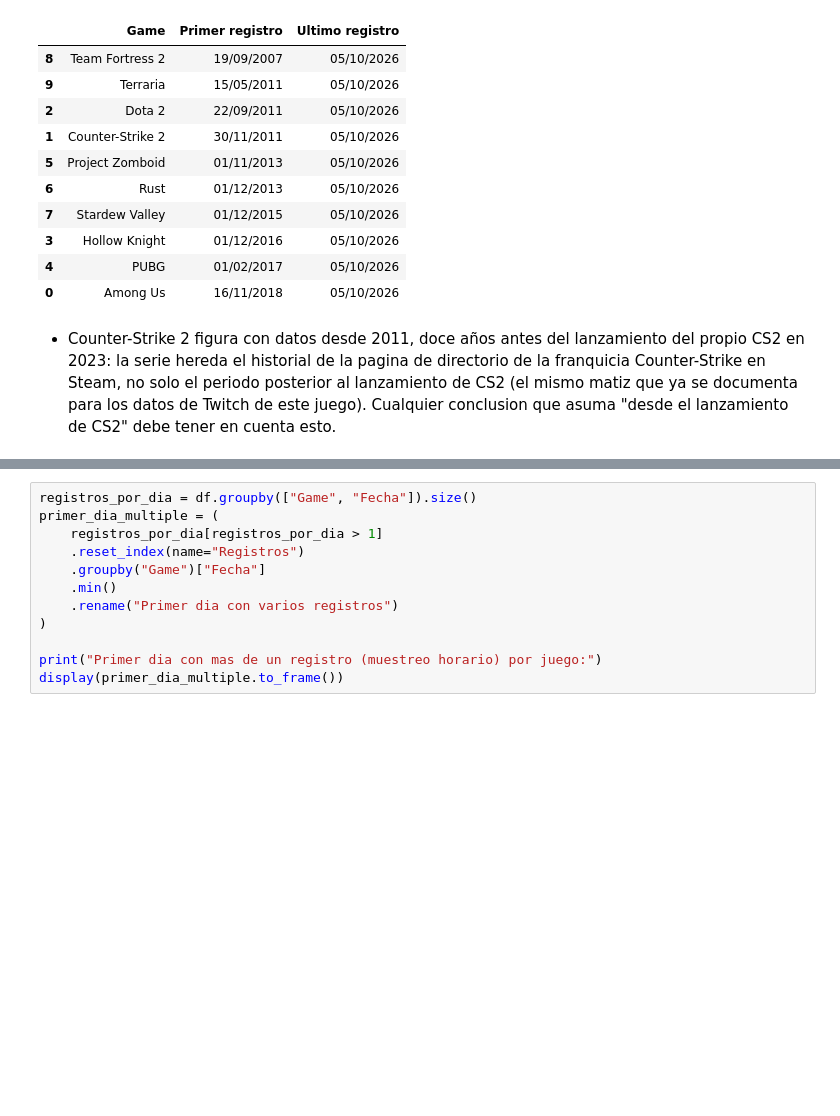
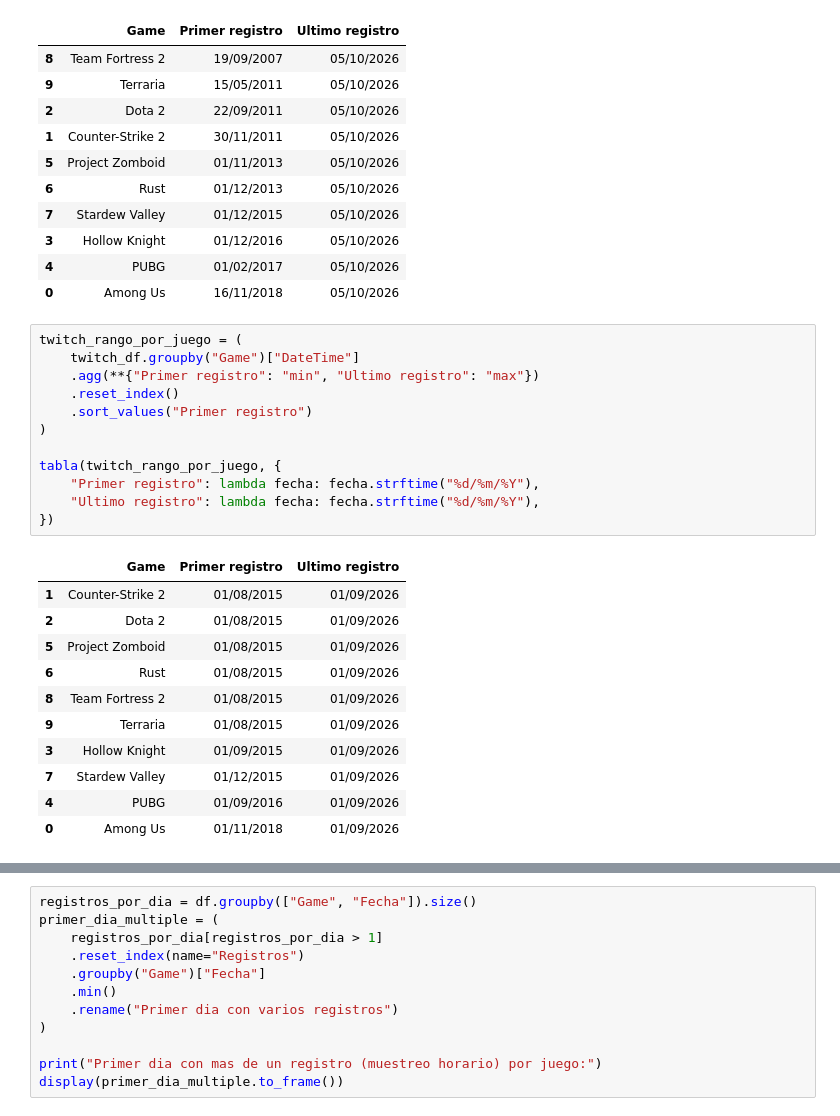
Before and after one commit to ai-somorrostro/Grupo2, a Jupyter notebook: SBD/steam_notebook.ipynb, the cells around one changed output, grey strips where cells are left out. Drawn from its saved outputs; the diff is of its cells as text; blank space fills up the shorter version.

```diff
--- a/SBD/steam_notebook.ipynb
+++ b/SBD/steam_notebook.ipynb
@@ -416,5 +533,27 @@ tabla(rango_por_juego, {
 | 3 | Hollow Knight | 01/12/2016 | 05/10/2026 |
 | 4 | PUBG | 01/02/2017 | 05/10/2026 |
 | 0 | Among Us | 16/11/2018 | 05/10/2026 |
-# %% [markdown]
-- Counter-Strike 2 figura con datos desde 2011, doce años antes del lanzamiento del propio CS2 en 2023: la serie hereda el historial de la pagina de directorio de la franquicia Counter-Strike en Steam, no solo el periodo posterior al lanzamiento de CS2 (el mismo matiz que ya se documenta para los datos de Twitch de este juego). Cualquier conclusion que asuma "desde el lanzamiento de CS2" debe tener en cuenta esto.
+# %%
+twitch_rango_por_juego = (
+    twitch_df.groupby("Game")["DateTime"]
+    .agg(**{"Primer registro": "min", "Ultimo registro": "max"})
+    .reset_index()
+    .sort_values("Primer registro")
+)
+
+tabla(twitch_rango_por_juego, {
+    "Primer registro": lambda fecha: fecha.strftime("%d/%m/%Y"),
+    "Ultimo registro": lambda fecha: fecha.strftime("%d/%m/%Y"),
+})
+# %% [output]
+|  | Game | Primer registro | Ultimo registro |
+| 1 | Counter-Strike 2 | 01/08/2015 | 01/09/2026 |
+| 2 | Dota 2 | 01/08/2015 | 01/09/2026 |
+| 5 | Project Zomboid | 01/08/2015 | 01/09/2026 |
+| 6 | Rust | 01/08/2015 | 01/09/2026 |
+| 8 | Team Fortress 2 | 01/08/2015 | 01/09/2026 |
+| 9 | Terraria | 01/08/2015 | 01/09/2026 |
+| 3 | Hollow Knight | 01/09/2015 | 01/09/2026 |
+| 7 | Stardew Valley | 01/12/2015 | 01/09/2026 |
+| 4 | PUBG | 01/09/2016 | 01/09/2026 |
+| 0 | Among Us | 01/11/2018 | 01/09/2026 |
```
Also changed, not shown: parts of 40 cells of this notebook.
